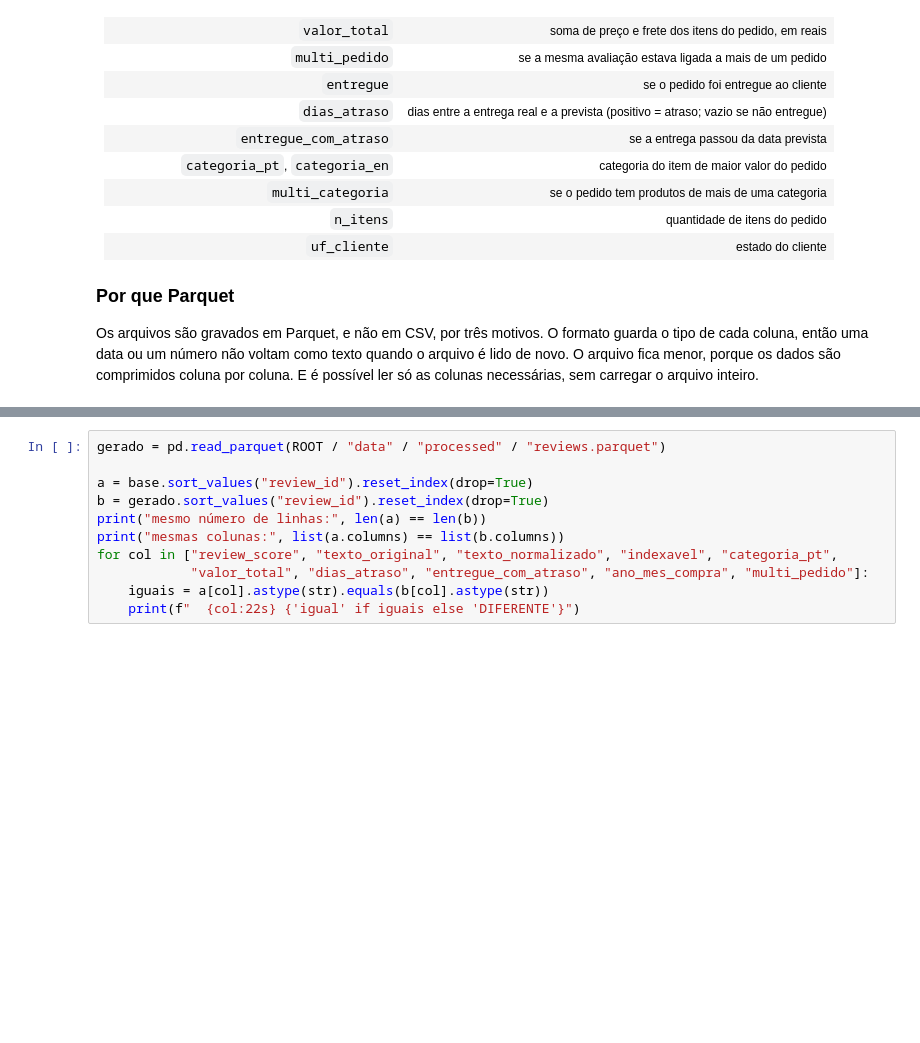
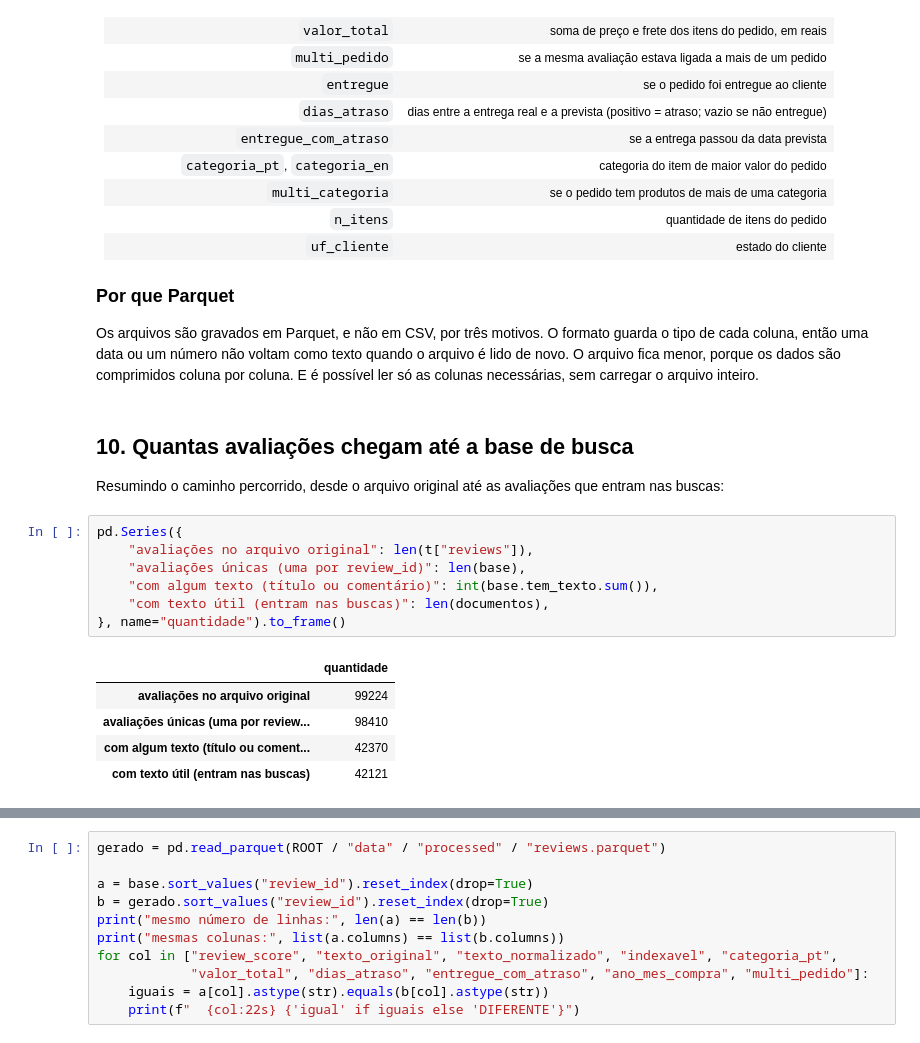
Before and after one commit to theocoleone/tech-challenge-4, a Jupyter notebook: notebooks/01_base_conhecimento.ipynb, the cells around one changed output, grey strips where cells are left out. Saved outputs shown, nothing was run; the diff lists cells and outputs as text; blank space fills up the shorter version.

```diff
--- a/notebooks/01_base_conhecimento.ipynb
+++ b/notebooks/01_base_conhecimento.ipynb
@@ -328,3 +328,20 @@ avaliações sem nenhum texto (só a nota): 56.9%
 ### Por que Parquet
 
 Os arquivos são gravados em Parquet, e não em CSV, por três motivos. O formato guarda o tipo de cada coluna, então uma data ou um número não voltam como texto quando o arquivo é lido de novo. O arquivo fica menor, porque os dados são comprimidos coluna por coluna. E é possível ler só as colunas necessárias, sem carregar o arquivo inteiro.
+# %% [markdown]
+## 10. Quantas avaliações chegam até a base de busca
+
+Resumindo o caminho percorrido, desde o arquivo original até as avaliações que entram nas buscas:
+# %%
+pd.Series({
+    "avaliações no arquivo original": len(t["reviews"]),
+    "avaliações únicas (uma por review_id)": len(base),
+    "com algum texto (título ou comentário)": int(base.tem_texto.sum()),
+    "com texto útil (entram nas buscas)": len(documentos),
+}, name="quantidade").to_frame()
+# %% [output]
+|  | quantidade |
+| avaliações no arquivo original | 99224 |
+| avaliações únicas (uma por review... | 98410 |
+| com algum texto (título ou coment... | 42370 |
+| com texto útil (entram nas buscas) | 42121 |
```
Also changed, not shown: parts of 8 cells of this notebook, 1 other file.
